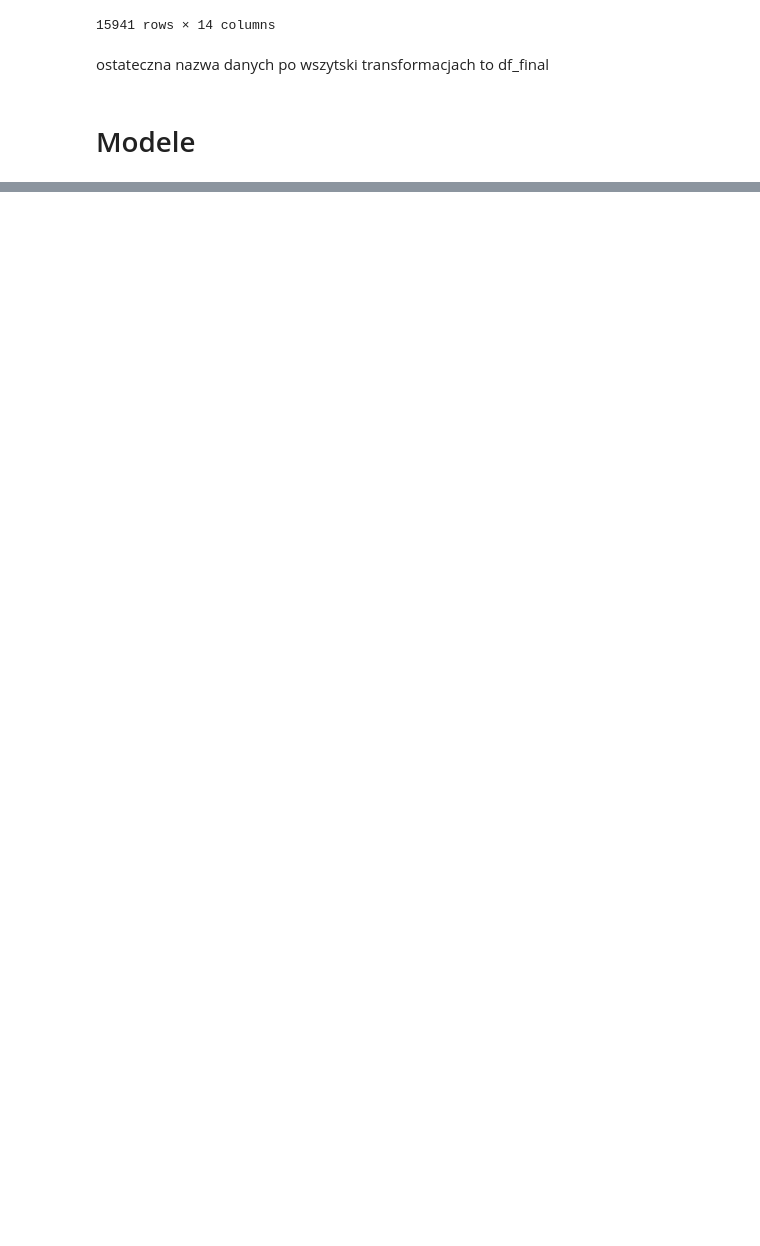
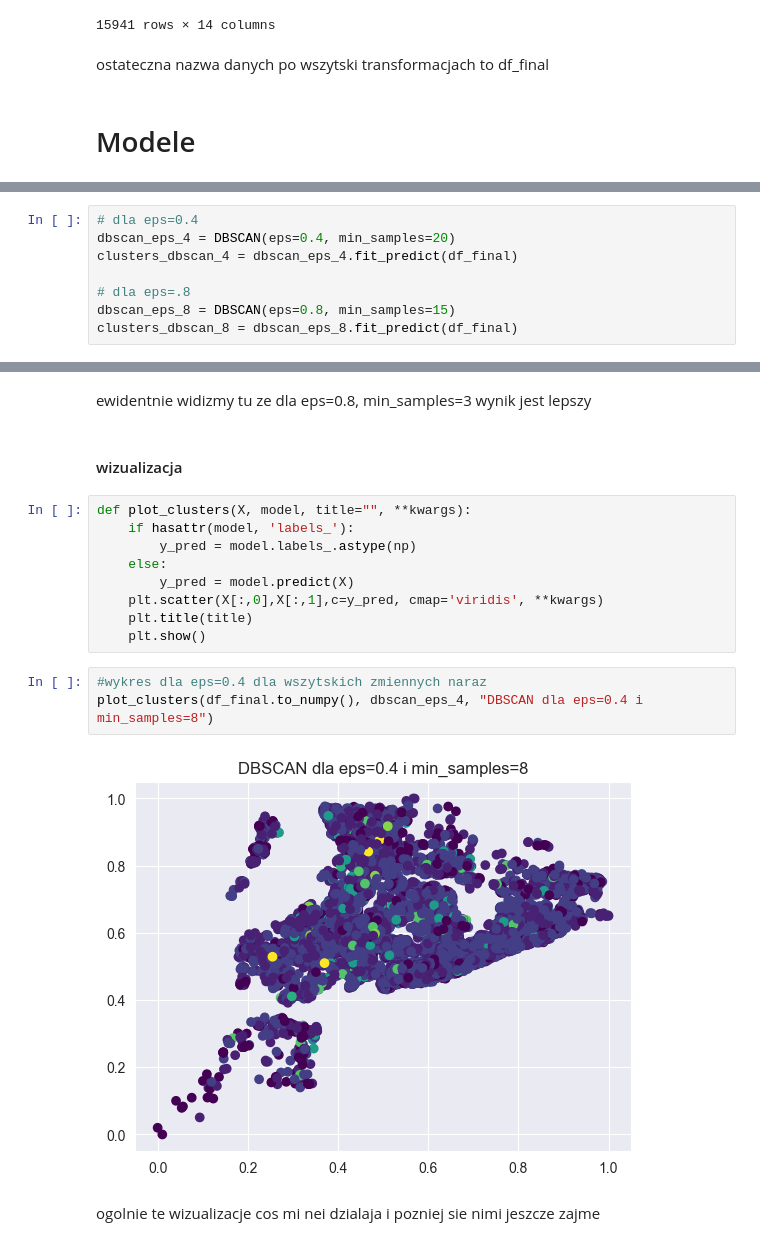
Before and after one commit to AristocratesJ/New-York-Airbnb-Clustering-Task, a Jupyter notebook: final_models/final_models.ipynb, the cells around one changed output, grey strips where cells are left out. Cells and saved outputs as stored; diff of their text form; blank space fills up the shorter version.

Commit message:
add DBSCAN model

```diff
--- a/final_models/final_models.ipynb
+++ b/final_models/final_models.ipynb
@@ -281,0 +383,8 @@ ostateczna nazwa danych po wszytski transformacjach to df_final
+# %%
+# dla eps=0.4
+dbscan_eps_4 = DBSCAN(eps=0.4, min_samples=20)
+clusters_dbscan_4 = dbscan_eps_4.fit_predict(df_final)
+
+# dla eps=.8
+dbscan_eps_8 = DBSCAN(eps=0.8, min_samples=15)
+clusters_dbscan_8 = dbscan_eps_8.fit_predict(df_final)
@@ -281,0 +406,20 @@ ostateczna nazwa danych po wszytski transformacjach to df_final
+# %% [markdown]
+ewidentnie widizmy tu ze dla eps=0.8, min_samples=3 wynik jest lepszy
+# %% [markdown]
+#### wizualizacja
+# %%
+def plot_clusters(X, model, title="", **kwargs):
+    if hasattr(model, 'labels_'):
+        y_pred = model.labels_.astype(np)
+    else:
+        y_pred = model.predict(X)
+    plt.scatter(X[:,0],X[:,1],c=y_pred, cmap='viridis', **kwargs)
+    plt.title(title)
+    plt.show()
+# %%
+#wykres dla eps=0.4 dla wszytskich zmiennych naraz
+plot_clusters(df_final.to_numpy(), dbscan_eps_4, "DBSCAN dla eps=0.4 i min_samples=8")
+# %% [output]
+[figure, added]
+# %% [markdown]
+ogolnie te wizualizacje cos mi nei dzialaja i pozniej sie nimi jeszcze zajme
```
Also changed, not shown: parts of 20 cells of this notebook.
